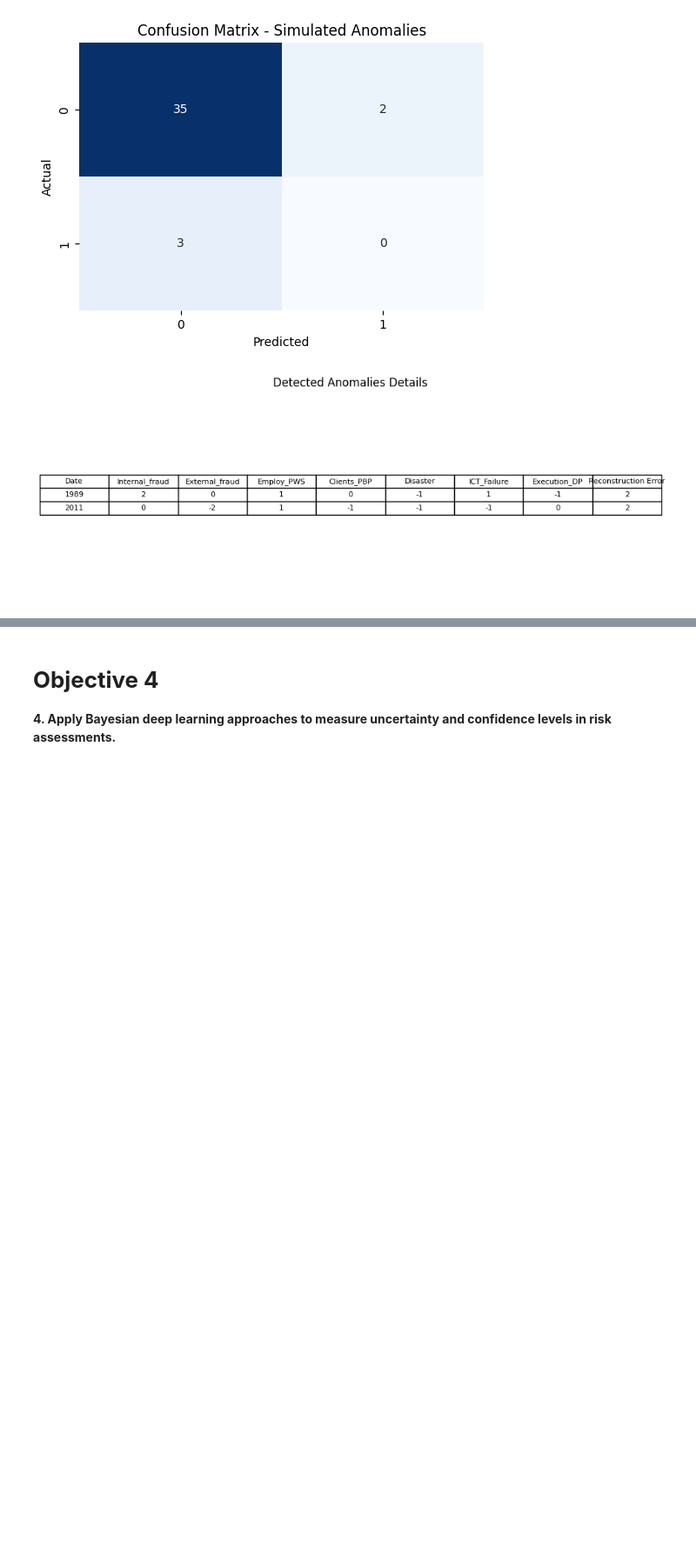
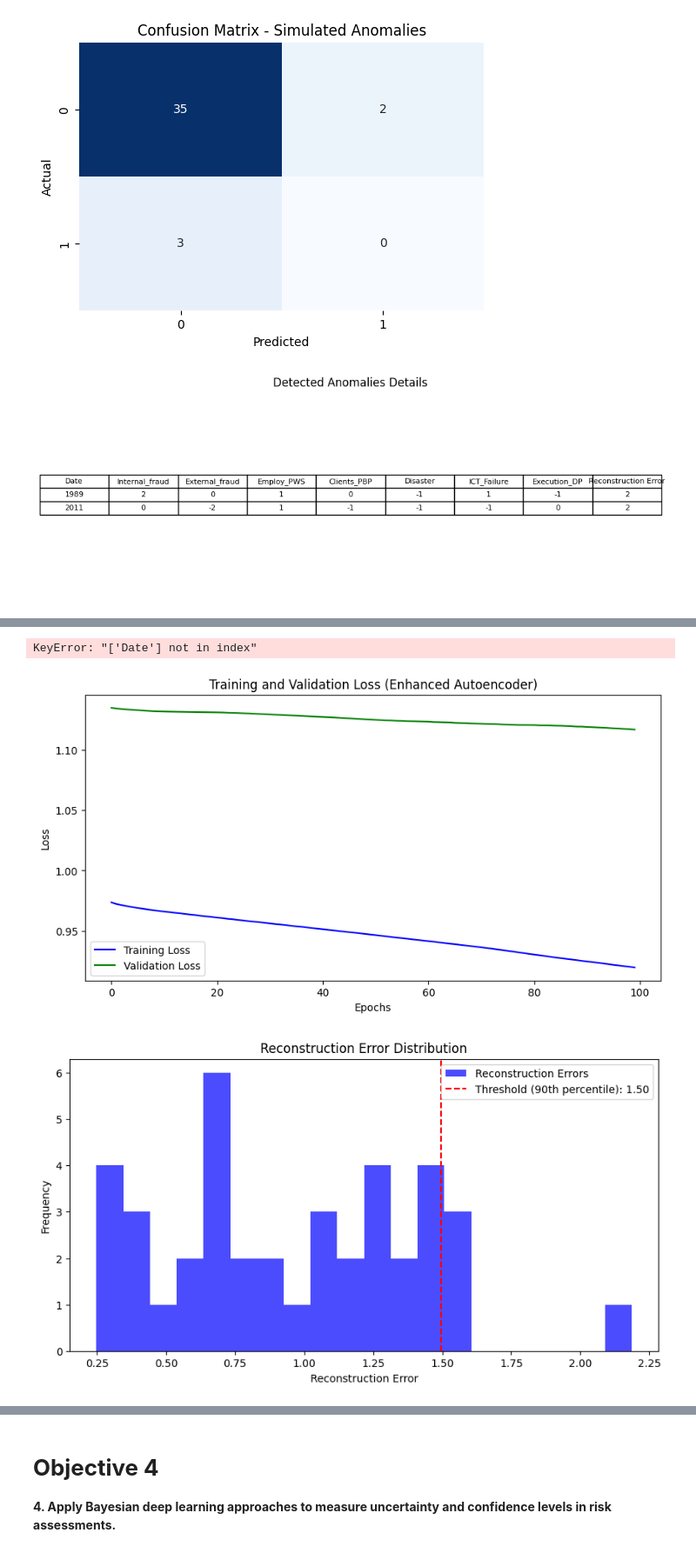
Before and after one commit to rygo1232/ryan1, a Jupyter notebook: DP_MODEL.ipynb, the cells around one changed output, grey strips where cells are left out. Shown at 87% size. Saved outputs shown, nothing was run; the diff lists cells and outputs as text; code cells hidden in the pictures; blank space fills up the shorter version.

```diff
--- a/DP_MODEL.ipynb
+++ b/DP_MODEL.ipynb
@@ -2074,7 +2074,7 @@ Precision: 0.00, Recall: 0.00, F1-Score: 0.00
 [figure]
 [figure]
 # %%
-
+from tensorflow.keras.optimizers import RMSprop # Import the RMSprop optimizer
 # Load dataset
 dataset = opr_data
 
@@ -2153,15 +2153,17 @@ plt.savefig('latent_space_representation_enhanced.png')
 fig, axes = plt.subplots(nrows=len(features), ncols=1, figsize=(12, 4 * len(features)), sharex=True)
 for i, feature in enumerate(features):
     ax = axes[i] if len(features) > 1 else axes
-    ax.plot(dataset['Date'], dataset[feature], label=feature, color='blue')
-    ax.scatter(dataset['Date'][anomalies], dataset[feature][anomalies], color='red', label='Detected Anomalies', marker='x')
+    # Use the DataFrame index instead of 'Date' for the x-axis
+    ax.plot(dataset.index, dataset[feature], label=feature, color='blue')
+    ax.scatter(dataset.index[anomalies], dataset[feature][anomalies], color='red', label='Detected Anomalies', marker='x')
     ax.set_ylabel(feature)
     ax.legend()
     ax.grid(True)
-axes[-1].set_xlabel('Year')
+axes[-1].set_xlabel('Index')  # Change x-axis label to 'Index'
 fig.suptitle('Time-Series Anomaly Detection for All Variables', y=1.02)
 plt.tight_layout()
 plt.savefig('time_series_anomaly_all_variables_enhanced.png')
+
 
 # Simulated Ground Truth for Evaluation
 ground_truth = np.zeros(len(dataset))
@@ -2200,0 +2219,3 @@ NameError: name 'RMSprop' is not defined
+KeyError: "['Date'] not in index"
+[figure, added]
+[figure, added]
```
Also changed, not shown: parts of 2 cells of this notebook.
